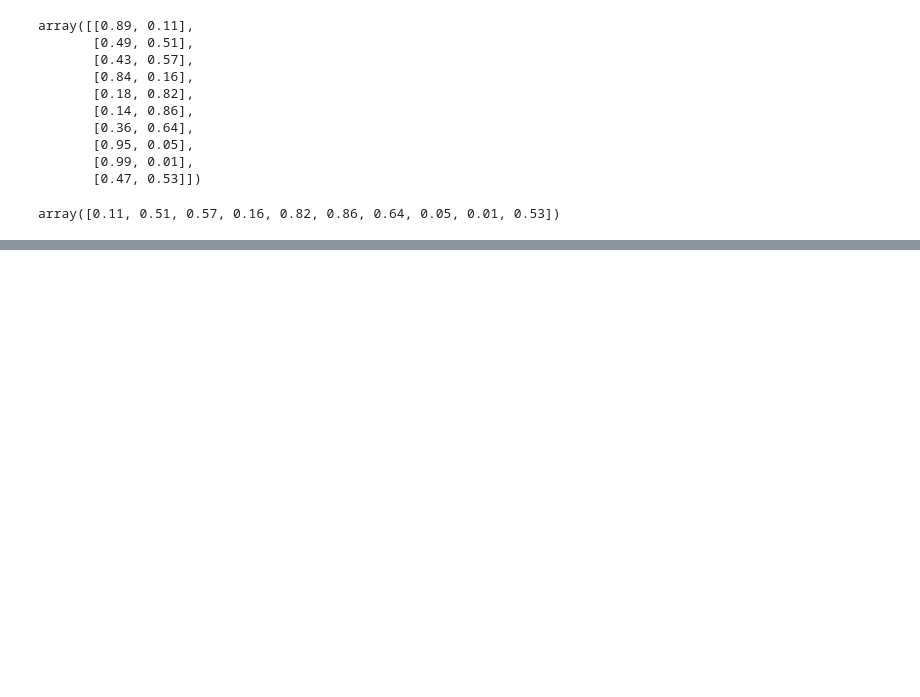
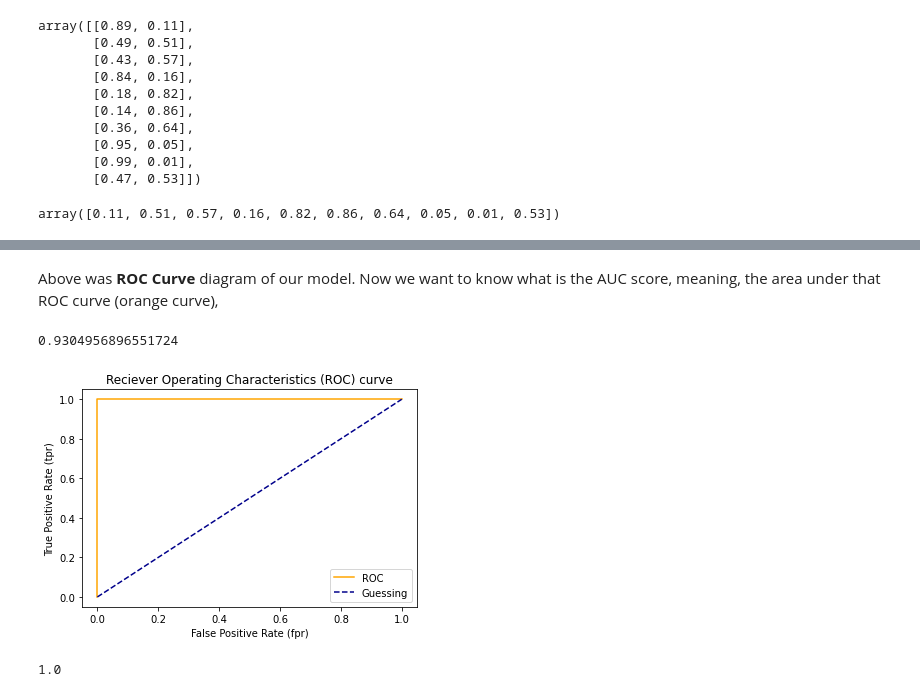
Before and after one commit to SaketMunda/ml-ds-tools-library-introduction, a Jupyter notebook: introduction-to-scikit-learn.ipynb, the cells around one changed output, grey strips where cells are left out. Cells and saved outputs as stored; diff of their text form; code cells hidden in the pictures; blank space fills up the shorter version.

```diff
--- a/introduction-to-scikit-learn.ipynb
+++ b/introduction-to-scikit-learn.ipynb
@@ -1294,0 +1300,22 @@ array([2.  , 1.  , 0.99, 0.83, 0.82, 0.8 , 0.78, 0.74, 0.67, 0.66, 0.64,
+# %% [markdown]
+Above was **ROC Curve** diagram of our model. Now we want to know what is the AUC score, meaning, the area under that ROC curve (orange curve),
+# %%
+from sklearn.metrics import roc_auc_score
+roc_auc_score(y_test, y_probs_positive) # this is the AUC
+# %% [output]
+0.9304956896551724
+# %%
+# A perfect model will get an AUC score of 1
+# So if we plot perfect ROC curve and AUC score
+
+fpr, tpr, thresholds = roc_curve(y_test, y_test)
+# using y_test instead of y_probs_positive if for the example purpose only
+
+plot_roc_curve(fpr, tpr)
+# %% [output]
+[figure, added]
+# %%
+# and AUC will be
+roc_auc_score(y_test, y_test)
+# %% [output]
+1.0
```
Also changed, not shown: parts of 40 cells of this notebook.
